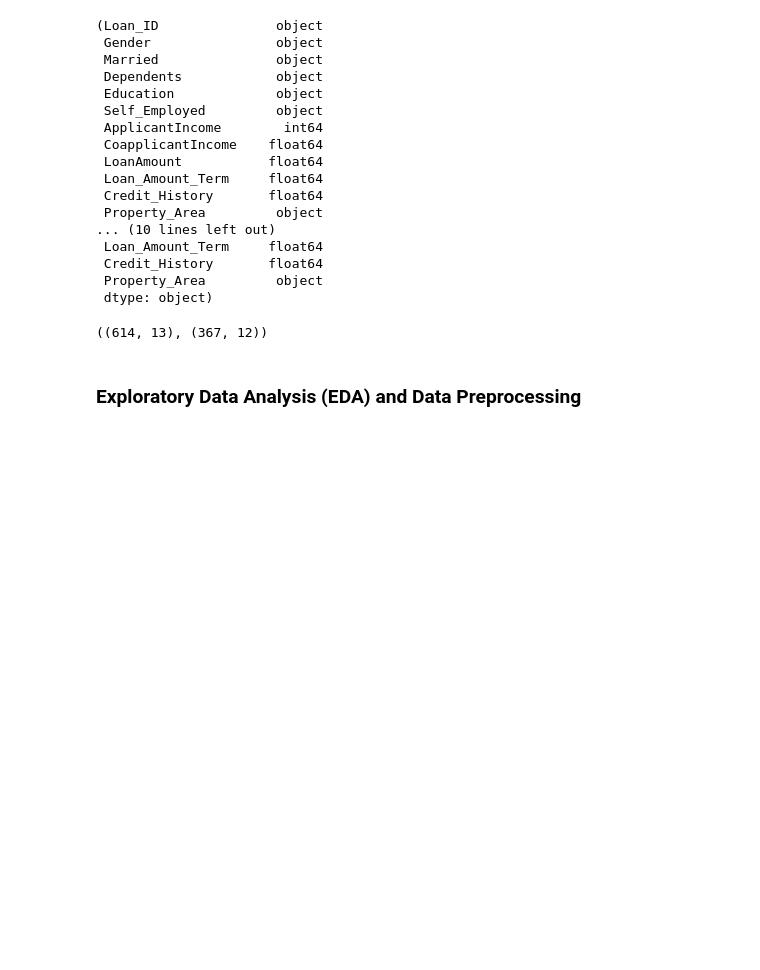
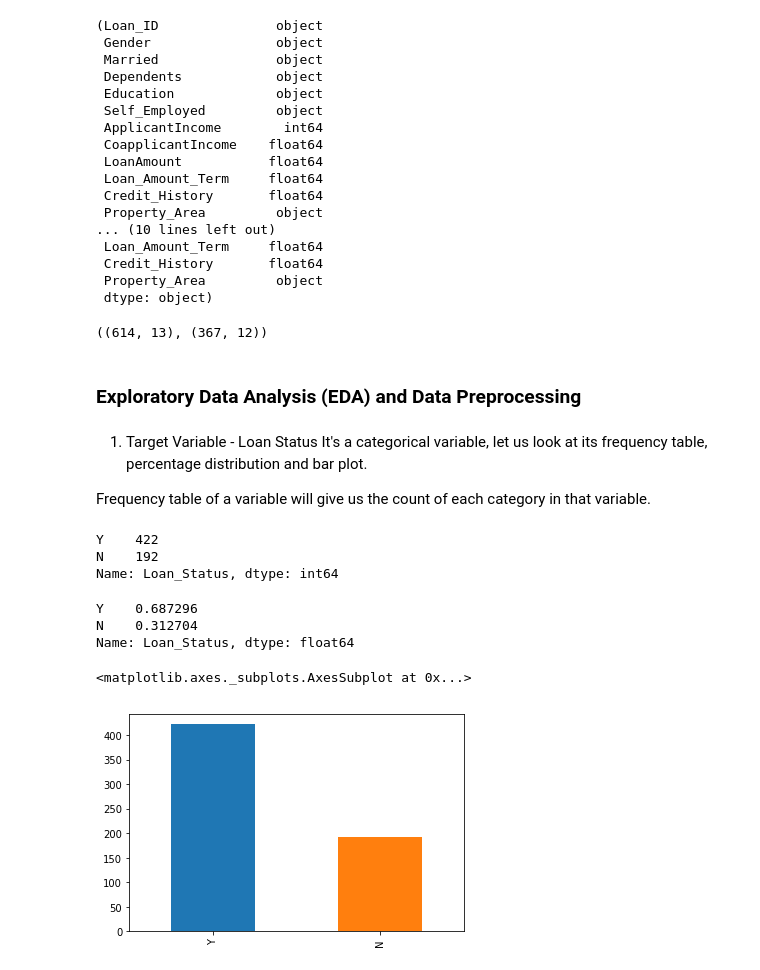
Before and after one commit to ankitchaudhary23/Loan-Prediction, a Jupyter notebook: Loan Prediction.ipynb, the cells around one changed output. Drawn from its saved outputs; the diff is of its cells as text; code cells hidden in the pictures; blank space fills up the shorter version.

```diff
--- a/Loan Prediction.ipynb
+++ b/Loan Prediction.ipynb
@@ -129,3 +129,26 @@ train.shape, test.shape
 ((614, 13), (367, 12))
 # %% [markdown]
 ### Exploratory Data Analysis (EDA) and Data Preprocessing
+# %% [markdown]
+1. Target Variable - Loan Status
+It's a categorical variable, let us look at its frequency table, percentage distribution and bar plot.
+
+Frequency table of a variable will give us the count of each category in that variable.
+# %%
+train['Loan_Status'].value_counts()
+# %% [output]
+Y    422
+N    192
+Name: Loan_Status, dtype: int64
+# %%
+# noralize can be set to True to print proportions instead of number
+train['Loan_Status'].value_counts(normalize=True)
+# %% [output]
+Y    0.687296
+N    0.312704
+Name: Loan_Status, dtype: float64
+# %%
+train['Loan_Status'].value_counts().plot.bar()
+# %% [output]
+<matplotlib.axes._subplots.AxesSubplot at 0x...>
+[figure, added]
```
Also changed, not shown: parts of 6 cells of this notebook.
